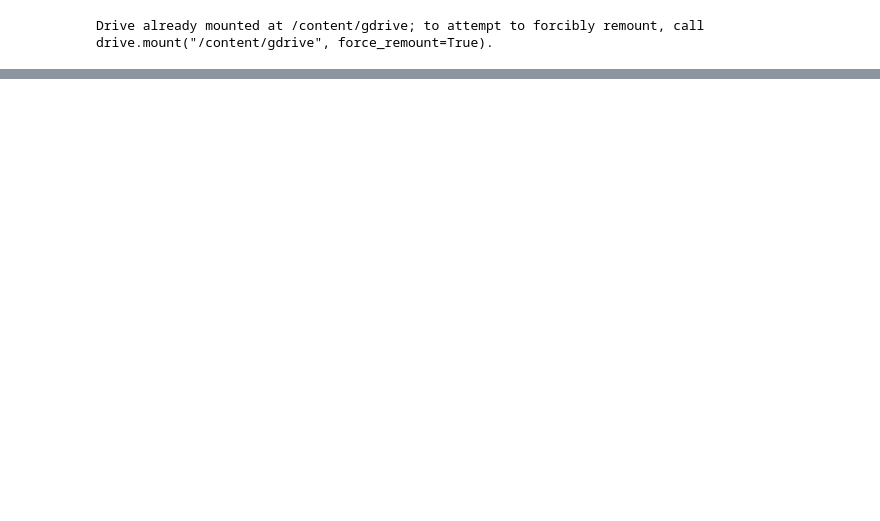
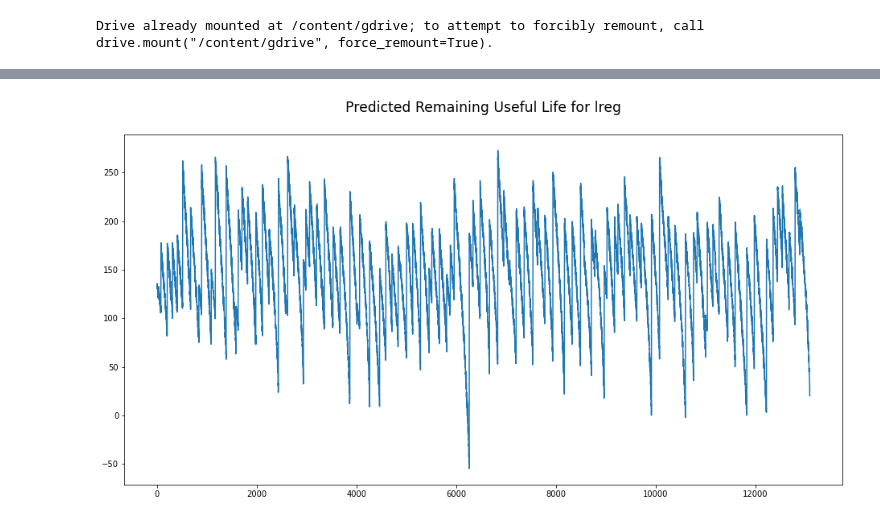
Before and after one commit to luqmanbuang/Aircraft-Engine-Lifetime-Prediction-with-Machine-Learning, a Jupyter notebook: Main_Phase_2.ipynb, the cells around one changed output, grey strips where cells are left out. Saved outputs shown, nothing was run; the diff lists cells and outputs as text; code cells hidden in the pictures; blank space fills up the shorter version.

```diff
--- a/Main_Phase_2.ipynb
+++ b/Main_Phase_2.ipynb
@@ -254,0 +315,4 @@ df_train_FD001
+# %%
+LinearRegression.PlotRUL()
+# %% [output]
+[figure, added]
```
Also changed, not shown: parts of 55 cells of this notebook.
